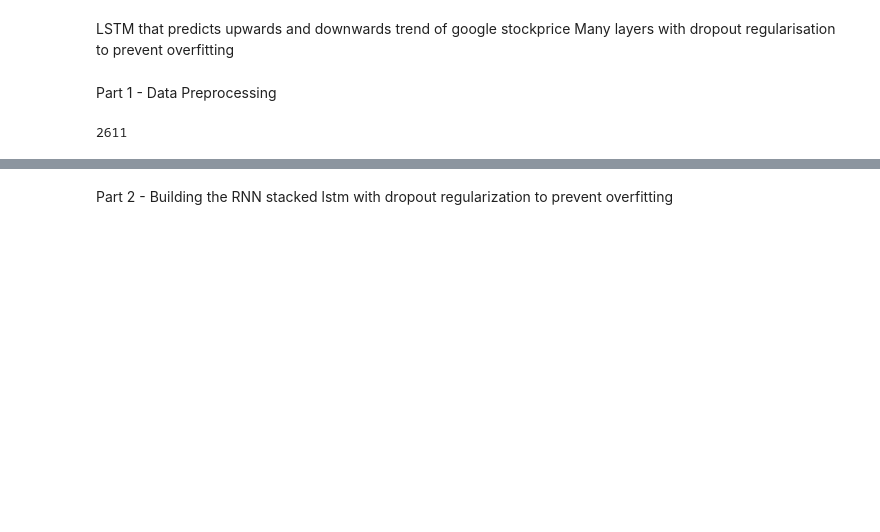
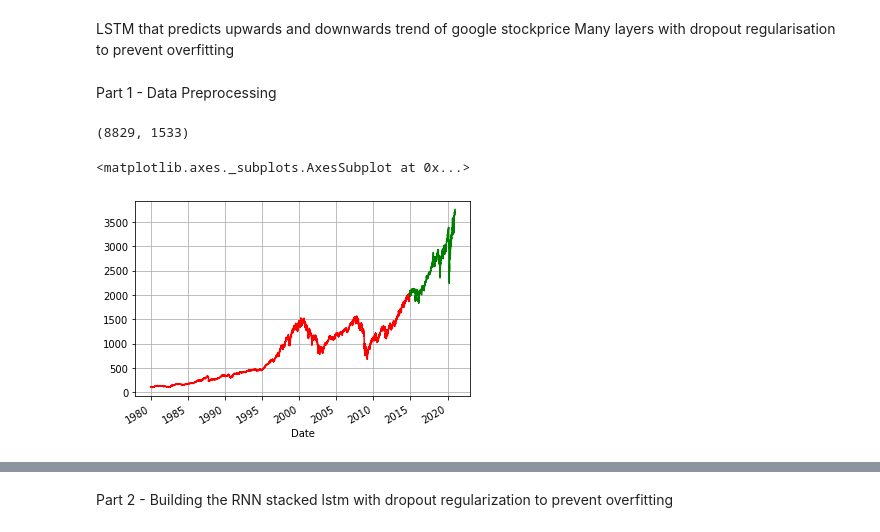
Before and after one commit to renyuanL/110_project, a Jupyter notebook: _ry_Google_Stock_Price_Prediction_RNN.ipynb, the cells around one changed output, grey strips where cells are left out. Drawn from its saved outputs; the diff is of its cells as text; code cells hidden in the pictures; blank space fills up the shorter version.

```diff
--- a/_ry_Google_Stock_Price_Prediction_RNN.ipynb
+++ b/_ry_Google_Stock_Price_Prediction_RNN.ipynb
@@ -13,30 +14,20 @@ import pandas as pd #import dataset and manage easily
-# %%
-# Importing the training set - only importing training set, test set later  on
-#rnn has no idea of the test set's data, then after training is done, test set will eb important
-
-#dataset_train = pd.read_csv('GOOGL_Stock_Price_Train.csv')
-
-import pandas_datareader as pdr
-dataset_train= pdr.get_data_yahoo('GOOGL',
-                                  start='2000-01-01',
-                                  end=  '2015-01-01')
-dataset_train= dataset_train['Close']
-
-#need to make into numpy arrays because only nump arrays can be input values in keras
-training_set = dataset_train.values
-training_set
-
-#getting everything from the columns (.values makes the numpy array)
-# Feature Scaling
-#2 ways: take obs- min ofstock prices/max of stock prices- min of stock prices
-#using normalization instead of standardisation- look at meaning
-
-from sklearn.preprocessing import MinMaxScaler
-sc = MinMaxScaler(feature_range = (0, 1))
-
-training_set= training_set.reshape(-1,1)
-
-training_set_scaled = sc.fit_transform(training_set) #fit (gets min and max on data to apply formula) tranform(compute scale stock prices to each formula)
-training_set_scaled.size
-# %% [output]
-2611
+# %%
+dataset_train= pdr.get_data_yahoo('^GSPC',
+                   start='1980-01-01',
+                   end= '2015-01-01'
+                   )['Close']
+
+dataset_test= pdr.get_data_yahoo('^GSPC',
+                  start='2014-12-01',
+                  end= '2021-01-01'
+                  )['Close']
+
+dataset_train.size, dataset_test.size
+# %% [output]
+(8829, 1533)
+# %%
+dataset_train.plot(grid=True, c='r')
+dataset_test.plot(grid=True,  c='g')
+# %% [output]
+<matplotlib.axes._subplots.AxesSubplot at 0x...>
+[figure, added]
```
Also changed, not shown: parts of 22 cells of this notebook.
